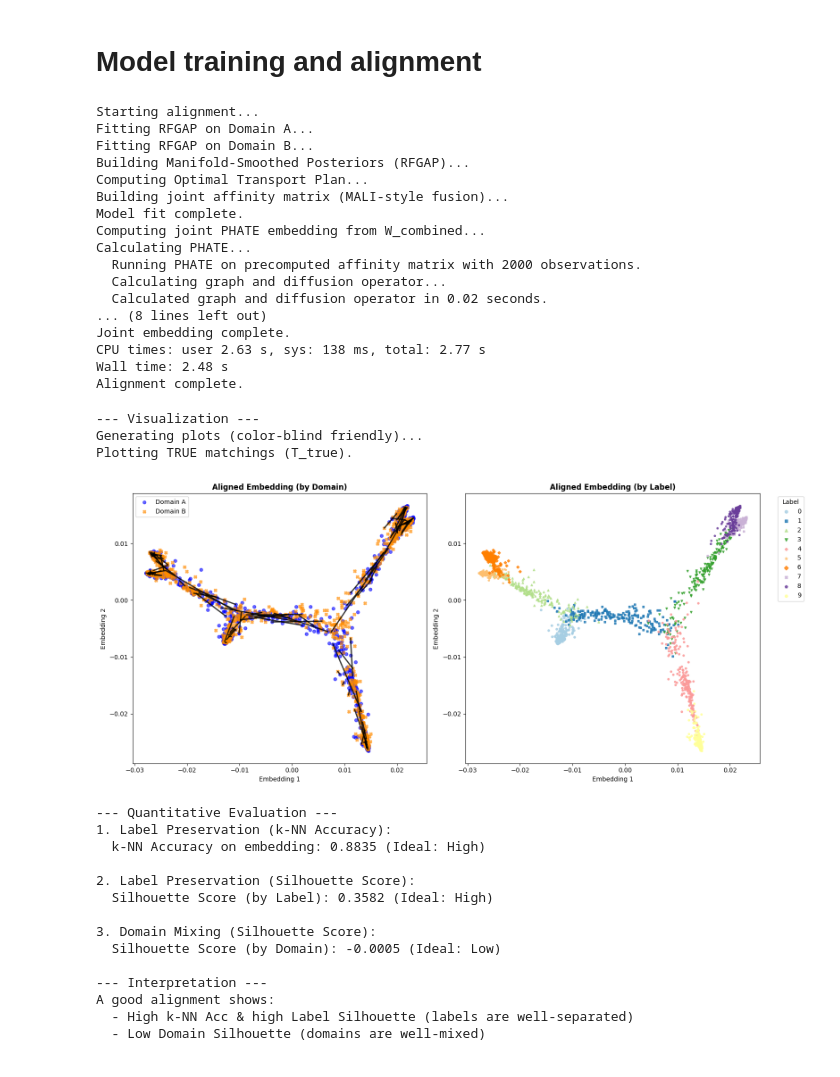
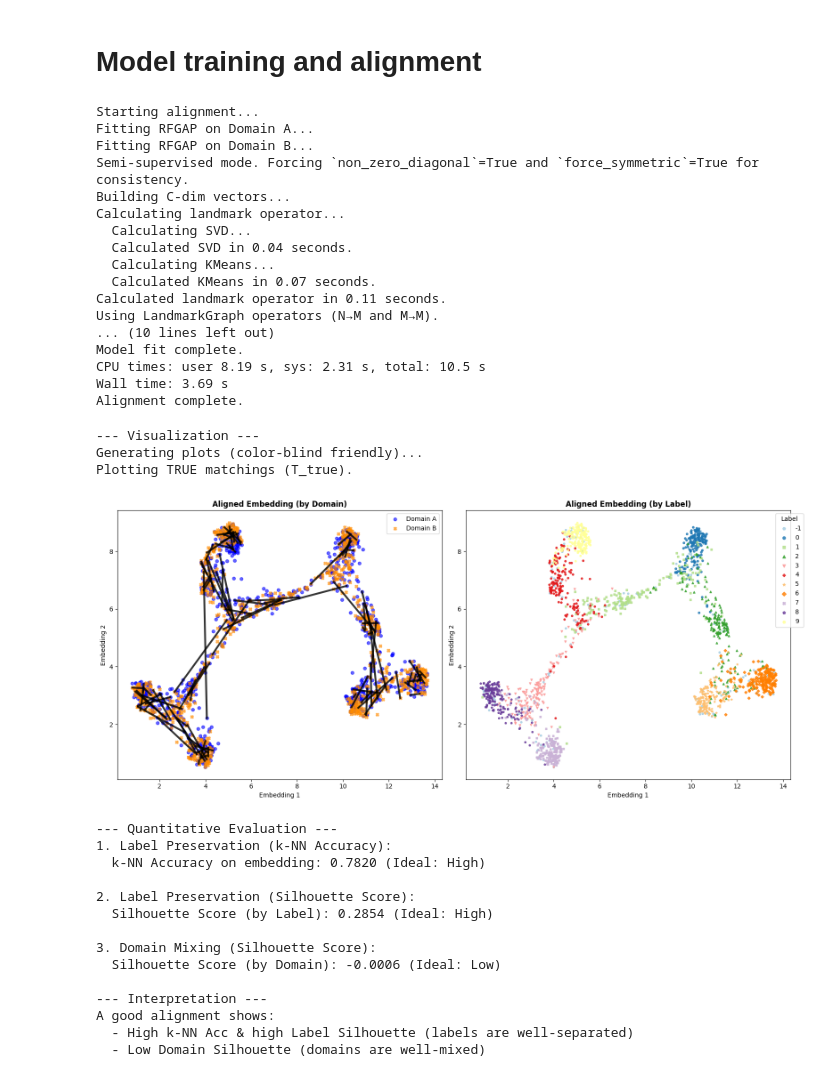
Before and after one commit to aumona/FoSTA-experiments, a Jupyter notebook: experiment_tree.ipynb, the cells around one changed output. Drawn from its saved outputs; the diff is of its cells as text; code cells hidden in the pictures.

```diff
--- a/experiment_tree.ipynb
+++ b/experiment_tree.ipynb
@@ -62,36 +109,42 @@ from sklearn.metrics import accuracy_score, silhouette_score
 # ------------------------------------
 # MODEL TRAINING & ALIGNMENT
 # ------------------------------------
-model = RFMALI(
-    n_components=2,
-    t='auto',
-    n_estimators=500,
-    random_state=42,
-    mu=0.5,
-    n_jobs=-1,
-    verbose=1
-)
-
-print("\nStarting alignment...")
-%time embedding = model.fit_transform(x_source, y_source, x_target, y_target)
-print("Alignment complete.")
+if model_name == "RFMALI":
+    model = RFMALI(
+        embedder='umap',
+        dpt=True,
+        n_components=2,
+        random_state=42,
+        mu=0.5,
+        n_jobs=-1,
+        verbose=1
+    )
+    print("\nStarting alignment...")
+    %time embedding = model.fit_transform(x_source, y_source, x_target, y_target)
+    print("Alignment complete.")
+elif model_name == 'MALI':
+    model = DTA()
+    print("\nStarting alignment...")
+    %time model.fit(x_source, x_target, labels1=y_source, labels2=y_target)
+    %time embedding = model.embed(emb='UMAP')
+    print("Alignment complete.")
 # %% [output]
 Starting alignment...
 Fitting RFGAP on Domain A...
 Fitting RFGAP on Domain B...
-Building Manifold-Smoothed Posteriors (RFGAP)...
-Computing Optimal Transport Plan...
-Building joint affinity matrix (MALI-style fusion)...
+Semi-supervised mode. Forcing `non_zero_diagonal`=True and `force_symmetric`=True for consistency.
+Building C-dim vectors...
+Calculating landmark operator...
+  Calculating SVD...
+  Calculated SVD in 0.04 seconds.
+  Calculating KMeans...
+  Calculated KMeans in 0.07 seconds.
+Calculated landmark operator in 0.11 seconds.
+Using LandmarkGraph operators (N→M and M→M).
+... (10 lines left out)
 Model fit complete.
-Computing joint PHATE embedding from W_combined...
-Calculating PHATE...
-  Running PHATE on precomputed affinity matrix with 2000 observations.
-  Calculating graph and diffusion operator...
-  Calculated graph and diffusion operator in 0.02 seconds.
-... (8 lines left out)
-Joint embedding complete.
-CPU times: user 2.63 s, sys: 138 ms, total: 2.77 s
-Wall time: 2.48 s
+CPU times: user 8.19 s, sys: 2.31 s, total: 10.5 s
+Wall time: 3.69 s
 Alignment complete.
 # %%
 
@@ -156,7 +209,7 @@ if ('T_true' in globals()) and (T_true is not None):
         x2, y2 = embedding[n_a + j]
 
         plt.plot([x1, x2], [y1, y2],
-                 color="k", alpha=0.8, linewidth=2)
+                 color="k", alpha=0.8, linewidth=3)
 
 else:
     print("No T_true provided → skipping matching-line overlay.")
@@ -198,43 +251,43 @@ plt.show()
 # QUANTITATIVE EVALUATION
 # ------------------------------------
 print("\n--- Quantitative Evaluation ---")
 
 # 1. Label Preservation (k-NN Accuracy)
 print("1. Label Preservation (k-NN Accuracy):")
 knn = KNeighborsClassifier(n_neighbors=10)
 knn.fit(embedding, labels_combined)
 y_pred = knn.predict(embedding)
 knn_acc = accuracy_score(labels_combined, y_pred)
 print(f"  k-NN Accuracy on embedding: {knn_acc:.4f} (Ideal: High)")
 
 # 2. Label Silhouette
 print("\n2. Label Preservation (Silhouette Score):")
 label_sil = silhouette_score(embedding, labels_combined)
 print(f"  Silhouette Score (by Label): {label_sil:.4f} (Ideal: High)")
 
 # 3. Domain Mixing Silhouette
 print("\n3. Domain Mixing (Silhouette Score):")
 domain_sil = silhouette_score(embedding, domains_combined)
 print(f"  Silhouette Score (by Domain): {domain_sil:.4f} (Ideal: Low)")
 
 print("\n--- Interpretation ---")
 print("A good alignment shows:")
 print("  - High k-NN Acc & high Label Silhouette (labels are well-separated)")
 print("  - Low Domain Silhouette (domains are well-mixed)")
 # %% [output]
 --- Visualization ---
 Generating plots (color-blind friendly)...
 Plotting TRUE matchings (T_true).
-[figure, old version]
+[figure, new version]
 --- Quantitative Evaluation ---
 1. Label Preservation (k-NN Accuracy):
-  k-NN Accuracy on embedding: 0.8835 (Ideal: High)
+  k-NN Accuracy on embedding: 0.7820 (Ideal: High)
 
 2. Label Preservation (Silhouette Score):
-  Silhouette Score (by Label): 0.3582 (Ideal: High)
+  Silhouette Score (by Label): 0.2854 (Ideal: High)
 
 3. Domain Mixing (Silhouette Score):
-  Silhouette Score (by Domain): -0.0005 (Ideal: Low)
+  Silhouette Score (by Domain): -0.0006 (Ideal: Low)
 
 --- Interpretation ---
 A good alignment shows:
```
Also changed, not shown: parts of 3 cells of this notebook, 1 other file.
